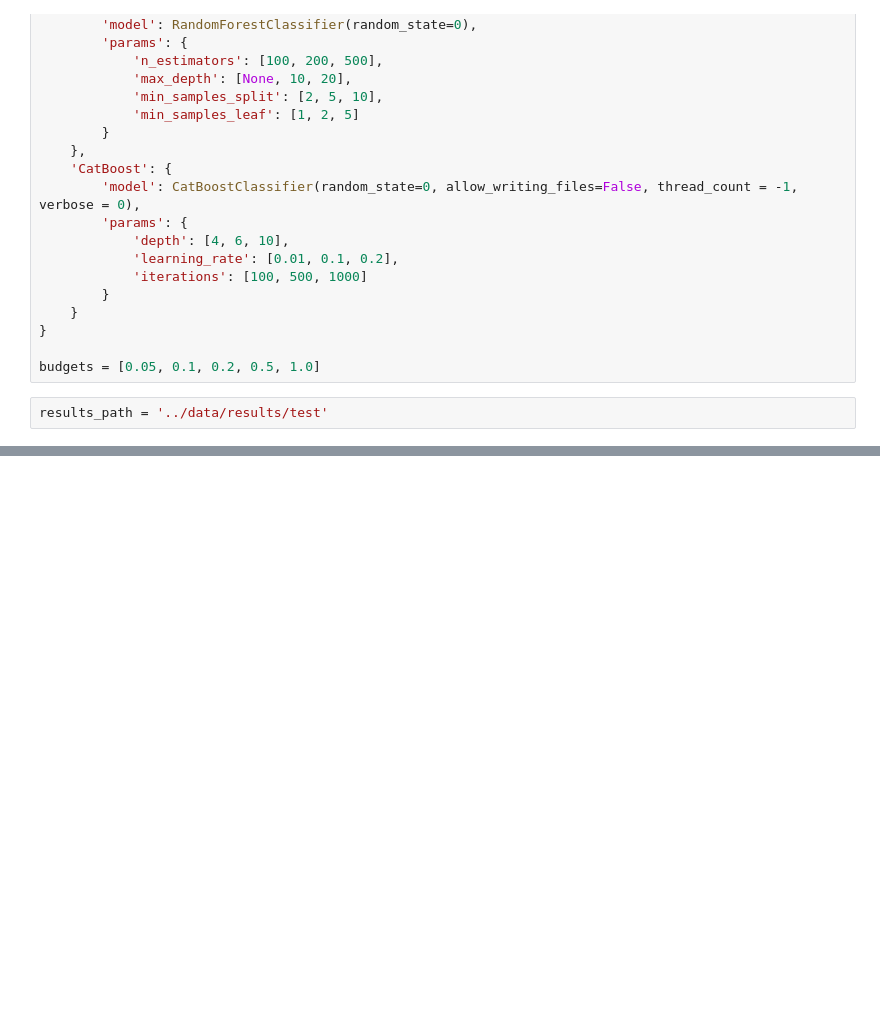
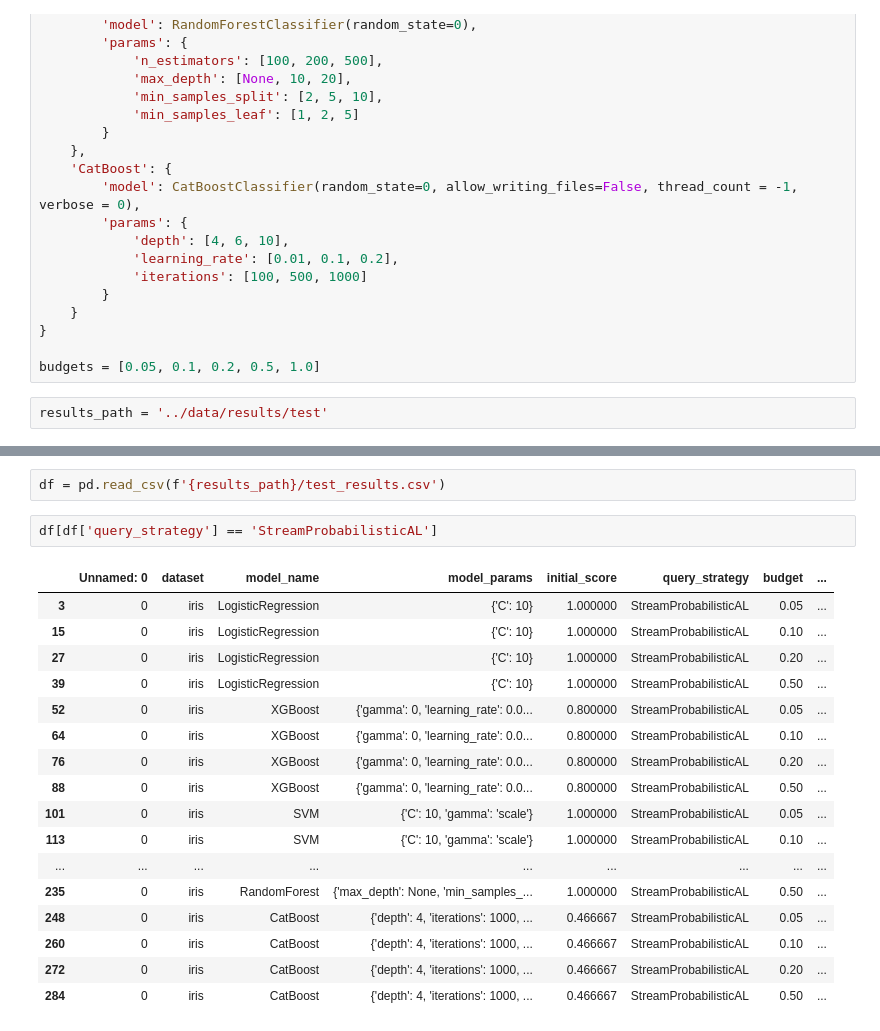
Before and after one commit to gschacon/masters_active_learning, a Jupyter notebook: notebooks/test_notebook.ipynb, the cells around one changed output, grey strips where cells are left out. Cells and saved outputs as stored; diff of their text form; blank space fills up the shorter version.

Commit message:
improved main loop in test

```diff
--- a/notebooks/test_notebook.ipynb
+++ b/notebooks/test_notebook.ipynb
@@ -321,0 +321,22 @@ Dataset: iris
+# %%
+df = pd.read_csv(f'{results_path}/test_results.csv')
+# %%
+df[df['query_strategy'] == 'StreamProbabilisticAL']
+# %% [output]
+|  | Unnamed: 0 | dataset | model_name | model_params | initial_score | query_strategy | budget | ... |
+| 3 | 0 | iris | LogisticRegression | {'C': 10} | 1.000000 | StreamProbabilisticAL | 0.05 | ... |
+| 15 | 0 | iris | LogisticRegression | {'C': 10} | 1.000000 | StreamProbabilisticAL | 0.10 | ... |
+| 27 | 0 | iris | LogisticRegression | {'C': 10} | 1.000000 | StreamProbabilisticAL | 0.20 | ... |
+| 39 | 0 | iris | LogisticRegression | {'C': 10} | 1.000000 | StreamProbabilisticAL | 0.50 | ... |
+| 52 | 0 | iris | XGBoost | {'gamma': 0, 'learning_rate': 0.0... | 0.800000 | StreamProbabilisticAL | 0.05 | ... |
+| 64 | 0 | iris | XGBoost | {'gamma': 0, 'learning_rate': 0.0... | 0.800000 | StreamProbabilisticAL | 0.10 | ... |
+| 76 | 0 | iris | XGBoost | {'gamma': 0, 'learning_rate': 0.0... | 0.800000 | StreamProbabilisticAL | 0.20 | ... |
+| 88 | 0 | iris | XGBoost | {'gamma': 0, 'learning_rate': 0.0... | 0.800000 | StreamProbabilisticAL | 0.50 | ... |
+| 101 | 0 | iris | SVM | {'C': 10, 'gamma': 'scale'} | 1.000000 | StreamProbabilisticAL | 0.05 | ... |
+| 113 | 0 | iris | SVM | {'C': 10, 'gamma': 'scale'} | 1.000000 | StreamProbabilisticAL | 0.10 | ... |
+| ... | ... | ... | ... | ... | ... | ... | ... | ... |
+| 235 | 0 | iris | RandomForest | {'max_depth': None, 'min_samples_... | 1.000000 | StreamProbabilisticAL | 0.50 | ... |
+| 248 | 0 | iris | CatBoost | {'depth': 4, 'iterations': 1000, ... | 0.466667 | StreamProbabilisticAL | 0.05 | ... |
+| 260 | 0 | iris | CatBoost | {'depth': 4, 'iterations': 1000, ... | 0.466667 | StreamProbabilisticAL | 0.10 | ... |
+| 272 | 0 | iris | CatBoost | {'depth': 4, 'iterations': 1000, ... | 0.466667 | StreamProbabilisticAL | 0.20 | ... |
+| 284 | 0 | iris | CatBoost | {'depth': 4, 'iterations': 1000, ... | 0.466667 | StreamProbabilisticAL | 0.50 | ... |
```
Also changed, not shown: parts of 2 cells of this notebook.
